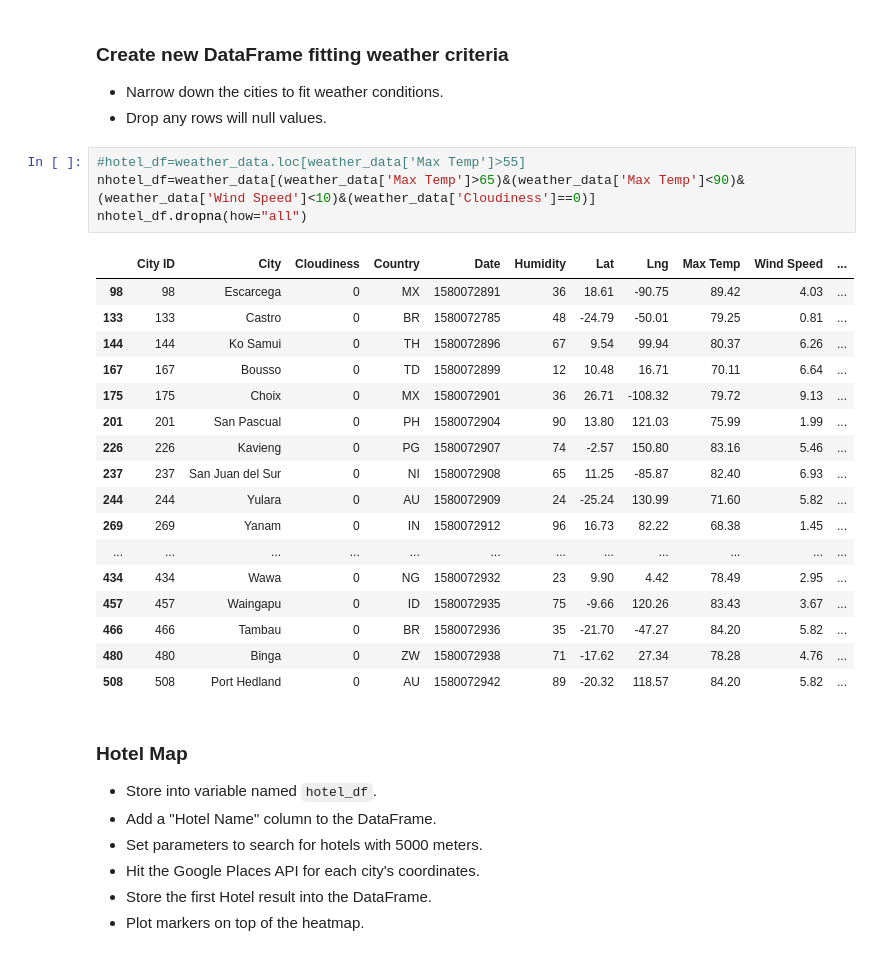
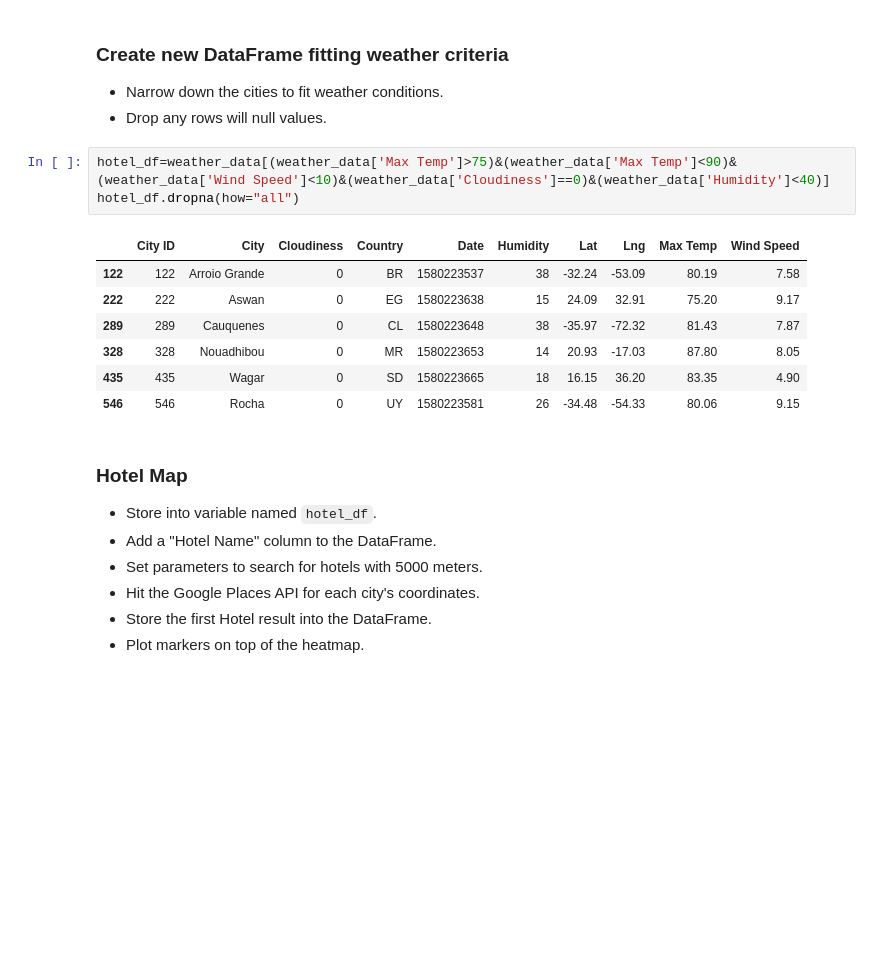
Before and after one commit to julesjo/python-api-challenge, a Jupyter notebook: VacationPy - JJ.ipynb, the cells around one changed output. Cells and saved outputs as stored; diff of their text form; blank space fills up the shorter version.

```diff
--- a/VacationPy - JJ.ipynb
+++ b/VacationPy - JJ.ipynb
@@ -65,27 +69,16 @@ fig
 * Narrow down the cities to fit weather conditions.
 * Drop any rows will null values.
 # %%
-#hotel_df=weather_data.loc[weather_data['Max Temp']>55]
-nhotel_df=weather_data[(weather_data['Max Temp']>65)&(weather_data['Max Temp']<90)&(weather_data['Wind Speed']<10)&(weather_data['Cloudiness']==0)]
-nhotel_df.dropna(how="all")
+hotel_df=weather_data[(weather_data['Max Temp']>75)&(weather_data['Max Temp']<90)&(weather_data['Wind Speed']<10)&(weather_data['Cloudiness']==0)&(weather_data['Humidity']<40)]
+hotel_df.dropna(how="all")
 # %% [output]
-|  | City ID | City | Cloudiness | Country | Date | Humidity | Lat | Lng | Max Temp | Wind Speed | ... |
-| 98 | 98 | Escarcega | 0 | MX | 1580072891 | 36 | 18.61 | -90.75 | 89.42 | 4.03 | ... |
-| 133 | 133 | Castro | 0 | BR | 1580072785 | 48 | -24.79 | -50.01 | 79.25 | 0.81 | ... |
-| 144 | 144 | Ko Samui | 0 | TH | 1580072896 | 67 | 9.54 | 99.94 | 80.37 | 6.26 | ... |
-| 167 | 167 | Bousso | 0 | TD | 1580072899 | 12 | 10.48 | 16.71 | 70.11 | 6.64 | ... |
-| 175 | 175 | Choix | 0 | MX | 1580072901 | 36 | 26.71 | -108.32 | 79.72 | 9.13 | ... |
-| 201 | 201 | San Pascual | 0 | PH | 1580072904 | 90 | 13.80 | 121.03 | 75.99 | 1.99 | ... |
-| 226 | 226 | Kavieng | 0 | PG | 1580072907 | 74 | -2.57 | 150.80 | 83.16 | 5.46 | ... |
-| 237 | 237 | San Juan del Sur | 0 | NI | 1580072908 | 65 | 11.25 | -85.87 | 82.40 | 6.93 | ... |
-| 244 | 244 | Yulara | 0 | AU | 1580072909 | 24 | -25.24 | 130.99 | 71.60 | 5.82 | ... |
-| 269 | 269 | Yanam | 0 | IN | 1580072912 | 96 | 16.73 | 82.22 | 68.38 | 1.45 | ... |
-| ... | ... | ... | ... | ... | ... | ... | ... | ... | ... | ... | ... |
-| 434 | 434 | Wawa | 0 | NG | 1580072932 | 23 | 9.90 | 4.42 | 78.49 | 2.95 | ... |
-| 457 | 457 | Waingapu | 0 | ID | 1580072935 | 75 | -9.66 | 120.26 | 83.43 | 3.67 | ... |
-| 466 | 466 | Tambau | 0 | BR | 1580072936 | 35 | -21.70 | -47.27 | 84.20 | 5.82 | ... |
-| 480 | 480 | Binga | 0 | ZW | 1580072938 | 71 | -17.62 | 27.34 | 78.28 | 4.76 | ... |
-| 508 | 508 | Port Hedland | 0 | AU | 1580072942 | 89 | -20.32 | 118.57 | 84.20 | 5.82 | ... |
+|  | City ID | City | Cloudiness | Country | Date | Humidity | Lat | Lng | Max Temp | Wind Speed |
+| 122 | 122 | Arroio Grande | 0 | BR | 1580223537 | 38 | -32.24 | -53.09 | 80.19 | 7.58 |
+| 222 | 222 | Aswan | 0 | EG | 1580223638 | 15 | 24.09 | 32.91 | 75.20 | 9.17 |
+| 289 | 289 | Cauquenes | 0 | CL | 1580223648 | 38 | -35.97 | -72.32 | 81.43 | 7.87 |
+| 328 | 328 | Nouadhibou | 0 | MR | 1580223653 | 14 | 20.93 | -17.03 | 87.80 | 8.05 |
+| 435 | 435 | Wagar | 0 | SD | 1580223665 | 18 | 16.15 | 36.20 | 83.35 | 4.90 |
+| 546 | 546 | Rocha | 0 | UY | 1580223581 | 26 | -34.48 | -54.33 | 80.06 | 9.15 |
 # %% [markdown]
 ### Hotel Map
 * Store into variable named `hotel_df`.
```
Also changed, not shown: parts of 24 cells of this notebook, 6 other files.
